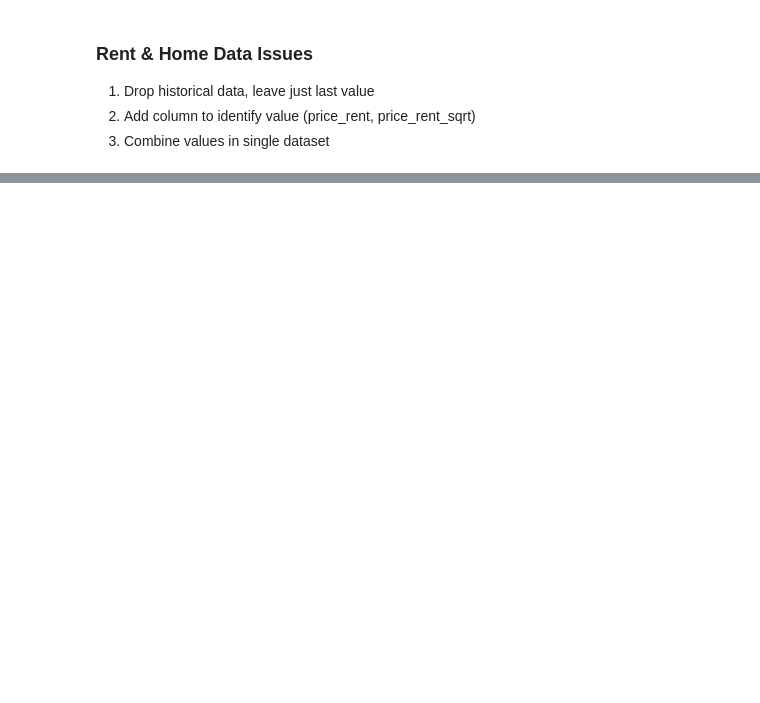
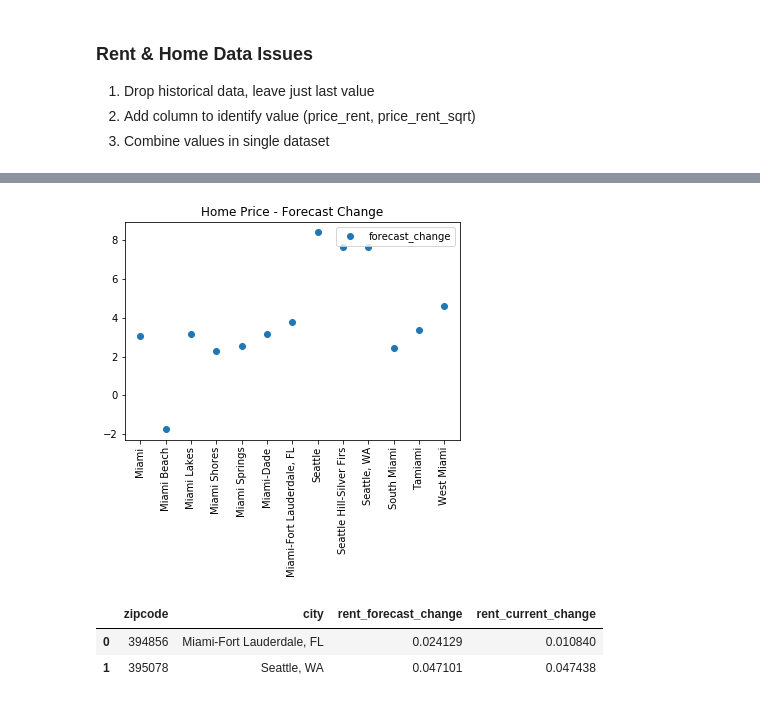
Before and after one commit to ricardo-hdz/flamingo_project, a Jupyter notebook: flamingo_project.ipynb, the cells around one changed output, grey strips where cells are left out. Cells and saved outputs as stored; diff of their text form; code cells hidden in the pictures; blank space fills up the shorter version.

```diff
--- a/flamingo_project.ipynb
+++ b/flamingo_project.ipynb
@@ -130,0 +170,6 @@ df_clean.describe()
+# %%
+df = pd.read_csv('miami/indicators_home_forecast.csv')
+df = df[df.State.str.contains('|'.join(['FL','WA']), case=False, na=False)]
+df = df.drop(['Region','MSAName','CountyName','CityName'],axis=1)
+df = df.rename(index=str, columns={'ForecastYoYPctChange':'forecast_change'})
+df
@@ -130,0 +191,17 @@ df_clean.describe()
+# %%
+plt.scatter(df.city, df.forecast_change)
+plt.title('Home Price - Forecast Change')
+plt.legend()
+_ = plt.xticks(rotation=90)
+# %% [output]
+[figure, added]
+# %%
+df = pd.read_csv('miami/indicators_rent_forecast.csv')
+# df = df[df.State.str.contains('|'.join(['FL','WA']), case=False, na=False)]
+df = df.drop(['RegionType','SizeRank','ZriForecast'],axis=1)
+df = df.rename(index=str, columns={'Forecast_YoY_Change':'rent_forecast_change','Current_YoY_Change':'rent_current_change'})
+df
+# %% [output]
+|  | zipcode | city | rent_forecast_change | rent_current_change |
+| 0 | 394856 | Miami-Fort Lauderdale, FL | 0.024129 | 0.010840 |
+| 1 | 395078 | Seattle, WA | 0.047101 | 0.047438 |
```
Also changed, not shown: parts of 25 cells of this notebook, 18 other files.
